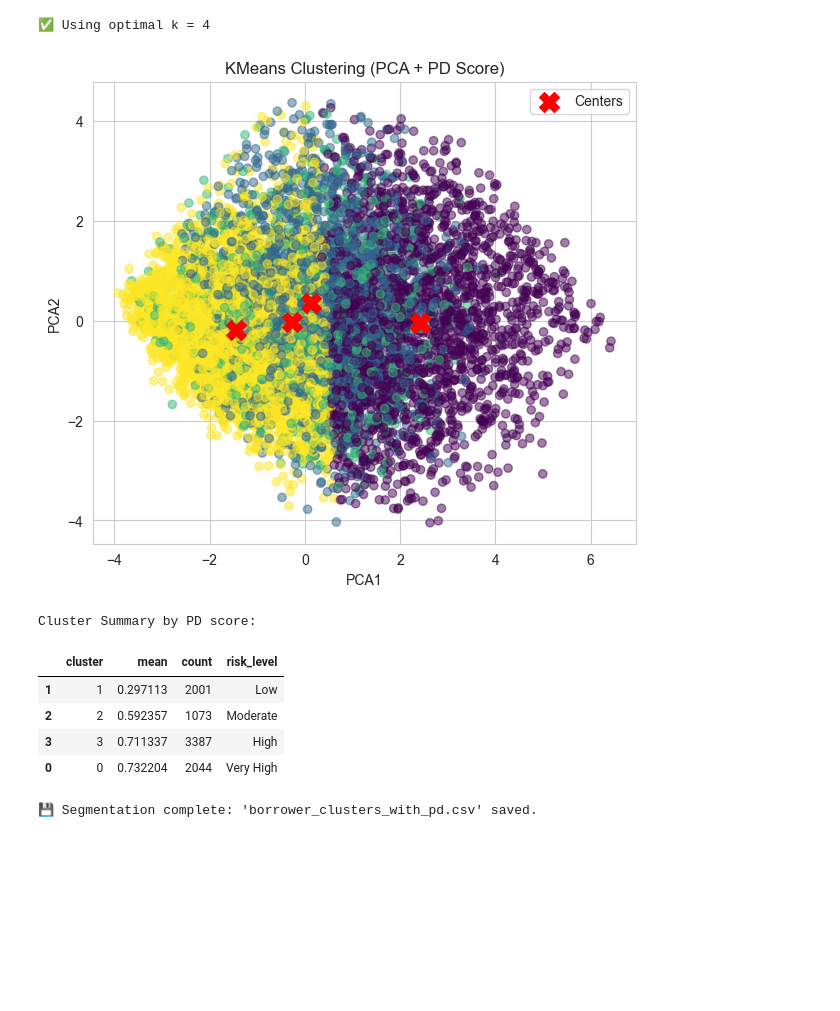
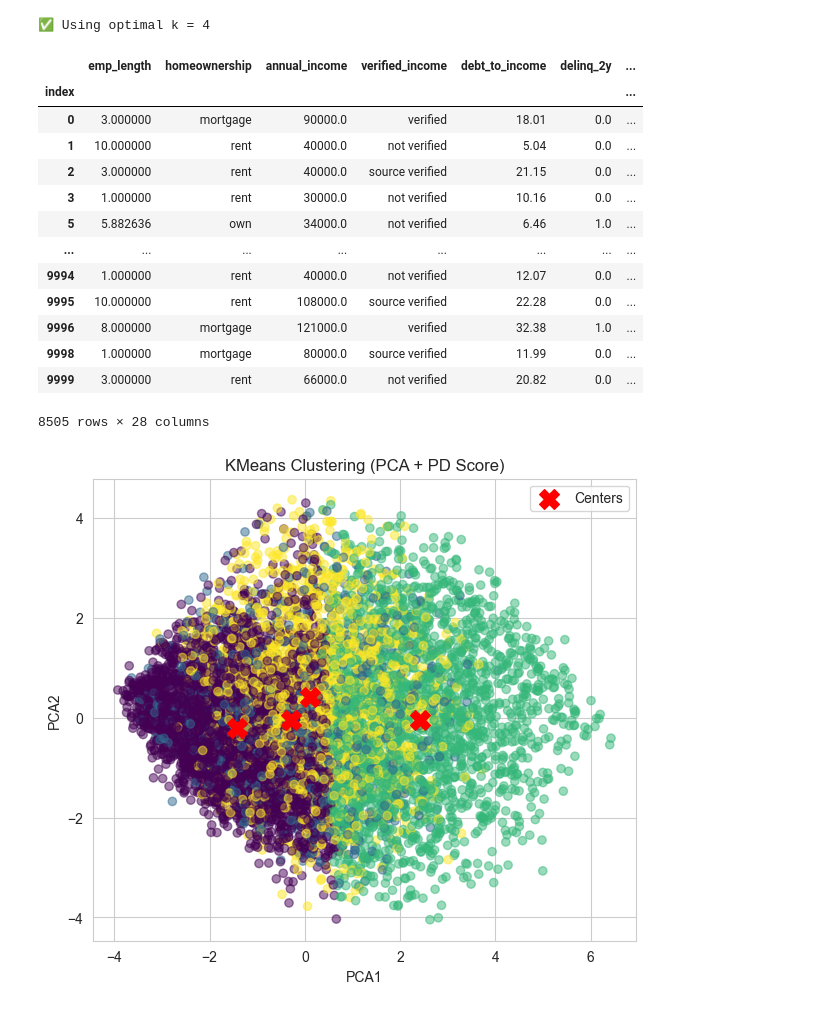
Before and after one commit to tjgusshy/P2p-Lending-Supervised-and-Unsupervised-Machine-Laarning-Project, a Jupyter notebook: p2p - Copyorig.ipynb, the cells around one changed output. Saved outputs shown, nothing was run; the diff lists cells and outputs as text; code cells hidden in the pictures; blank space fills up the shorter version.

```diff
--- a/p2p - Copyorig.ipynb
+++ b/p2p - Copyorig.ipynb
@@ -1494,7 +1494,7 @@ for name, pipe in fitted_pipelines.items():
         'Test Set': [test_ks, test_auc]
     })
     generalization_df['Drop-off'] = generalization_df['Training Set'] - generalization_df['Test Set']
-    display(generalization_df.round(4))
+    display(generalization_df.round(4).T)
 
     test_set_scores.append({
         'Model': name,
@@ -2025,7 +2027,7 @@ expected_numeric = [
 
 expected_categorical = [
     'homeownership', 'verified_income', 'months_since_last_delinq',
-    'loan_purpose', 'region'
+    'loan_purpose'
 ]
 
 # Filter only existing
@@ -2072,30 +2074,5 @@ plt.title('PCA Scree Plot')
 plt.legend()
 plt.grid(True)
 plt.show()
-
-# Choose minimum components explaining ≥90%
-n_components = np.argmax(cumulative_var >= 90) + 1
-print(f"Selected components: {n_components}")
-
-pca = PCA(n_components=n_components, random_state=random_state)
-X_reduced = pca.fit_transform(X_processed)
-
-df_seg['PCA1'] = X_reduced[:, 0]
-df_seg['PCA2'] = X_reduced[:, 1]
-print(f"Variance explained by {n_components} components: {cumulative_var[n_components-1]:.2f}%")
-
-#
-# STEP 4: Combine PCA + PD score for KMeans clustering
-#
-print("\n Combining PCA features with PD score for clustering")
-
-if 'pd_score' not in df_seg.columns:
-    raise ValueError("PD score missing — cannot include in clustering.")
-
-# Standardize PD score separately
-pd_scaled = StandardScaler().fit_transform(df_seg[['pd_score']])
-X_cluster = np.hstack([X_reduced, pd_scaled])
-
-print(f"Final clustering matrix shape: {X_cluster.shape}")
 # %% [output]
 Numeric features used: ['emp_length', 'annual_income', 'debt_to_income', 'delinq_2y', 'inquiries_last_12m', 'total_credit_lines', 'open_credit_lines', 'total_credit_limit', 'total_credit_utilized', 'c ...
@@ -2131,42 +2135,38 @@ print(f"✅ Using optimal k = {optimal_k}")
 # %% [output]
 [figure]
 ✅ Using optimal k = 4
+# %%
+df_seg
+# %% [output]
+|  | emp_length | homeownership | annual_income | verified_income | debt_to_income | delinq_2y | ... |
+| index |  |  |  |  |  |  | ... |
+| 0 | 3.000000 | mortgage | 90000.0 | verified | 18.01 | 0.0 | ... |
+| 1 | 10.000000 | rent | 40000.0 | not verified | 5.04 | 0.0 | ... |
+| 2 | 3.000000 | rent | 40000.0 | source verified | 21.15 | 0.0 | ... |
+| 3 | 1.000000 | rent | 30000.0 | not verified | 10.16 | 0.0 | ... |
+| 5 | 5.882636 | own | 34000.0 | not verified | 6.46 | 1.0 | ... |
+| ... | ... | ... | ... | ... | ... | ... | ... |
+| 9994 | 1.000000 | rent | 40000.0 | not verified | 12.07 | 0.0 | ... |
+| 9995 | 10.000000 | rent | 108000.0 | source verified | 22.28 | 0.0 | ... |
+| 9996 | 8.000000 | mortgage | 121000.0 | verified | 32.38 | 1.0 | ... |
+| 9998 | 1.000000 | mortgage | 80000.0 | source verified | 11.99 | 0.0 | ... |
+| 9999 | 3.000000 | rent | 66000.0 | not verified | 20.82 | 0.0 | ... |
+8505 rows × 28 columns
 # %%
 
 
 kmeans_final = KMeans(n_clusters=optimal_k, random_state=42, n_init=10)
 df_seg['cluster'] = kmeans_final.fit_predict(X_cluster)
 
-# Visualize PCA plane (PD not plotted)
+# Visualize PCA plane
 plt.figure(figsize=(7, 6))
 plt.scatter(df_seg['PCA1'], df_seg['PCA2'], c=df_seg['cluster'], cmap='viridis', alpha=0.5)
 plt.scatter(kmeans_final.cluster_centers_[:, 0], kmeans_final.cluster_centers_[:, 1],
             c='red', s=200, marker='X', label='Centers')
 plt.title("KMeans Clustering (PCA + PD Score)")
 plt.xlabel("PCA1")
 plt.ylabel("PCA2")
 plt.legend()
 plt.show()
-
-# Cluster risk summary (by PD)
-summary = df_seg.groupby('cluster')['pd_score'].agg(['mean', 'count']).reset_index()
-summary = summary.sort_values('mean')
-summary['risk_level'] = ['Low', 'Moderate', 'High', 'Very High'][:len(summary)]
-print("\nCluster Summary by PD score:")
-display(summary)
-
-risk_map = dict(zip(summary['cluster'], summary['risk_level']))
-df_seg['risk_level'] = df_seg['cluster'].map(risk_map)
-
-
-df_seg.to_csv("borrower_clusters_with_pd.csv", index=False)
-print("\n💾 Segmentation complete: 'borrower_clusters_with_pd.csv' saved.")
 # %% [output]
-[figure, old version]
+[figure, new version]
-Cluster Summary by PD score:
-|  | cluster | mean | count | risk_level |
-| 1 | 1 | 0.297113 | 2001 | Low |
-| 2 | 2 | 0.592357 | 1073 | Moderate |
-| 3 | 3 | 0.711337 | 3387 | High |
-| 0 | 0 | 0.732204 | 2044 | Very High |
-💾 Segmentation complete: 'borrower_clusters_with_pd.csv' saved.
```
Also changed, not shown: parts of 29 cells of this notebook, 4 other files.
